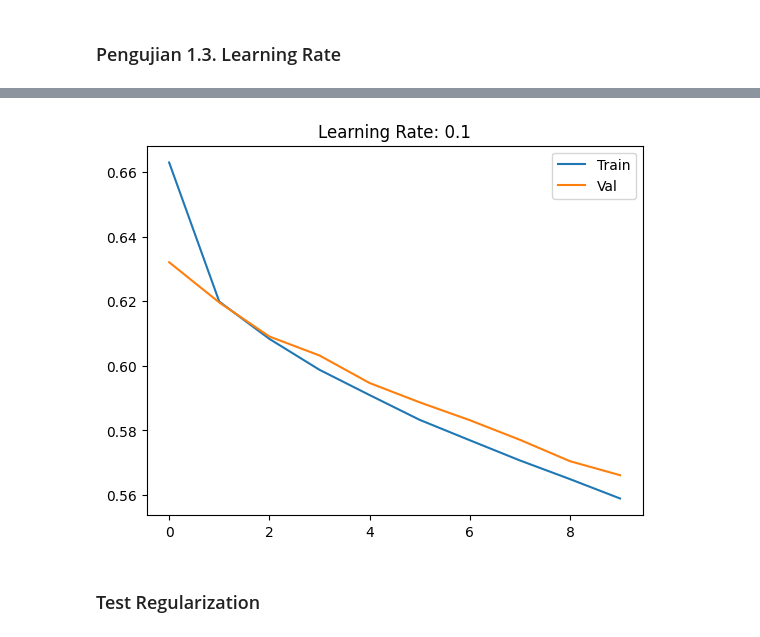
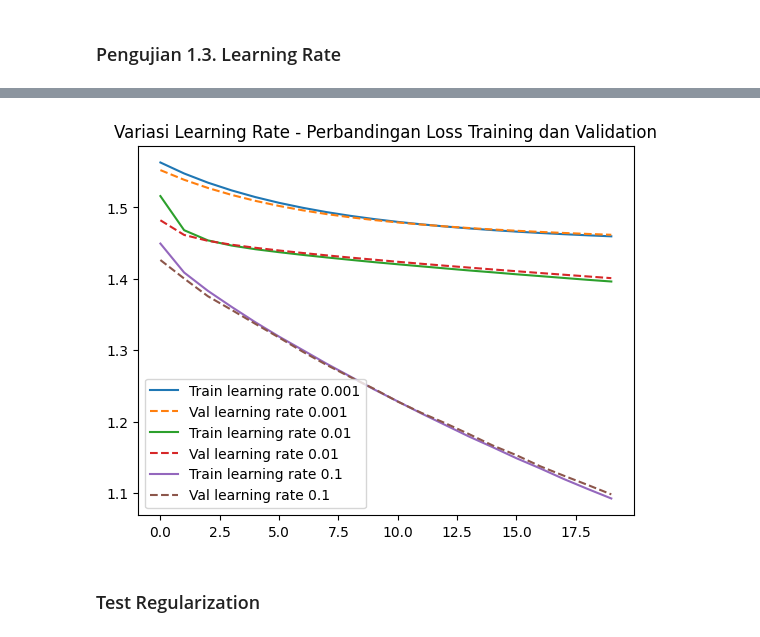
Before and after one commit to DiyahSusan/Tubes1-IF3270-ciamso, a Jupyter notebook: src/test.ipynb, the cells around one changed output, grey strips where cells are left out. Cells and saved outputs as stored; diff of their text form; code cells hidden in the pictures.

```diff
--- a/src/test.ipynb
+++ b/src/test.ipynb
@@ -617,7 +639,6 @@ Epoch 10/10 | Train Loss: 0.953087 | Val Loss: 0.973073
 ### Pengujian 1.3. Learning Rate
 # %%
 learning_rate = {
-    "learning rate 0.0001": 0.0001,
     "learning rate 0.001": 0.001,
     "learning rate 0.01": 0.01,
     "learning rate 0.1": 0.1
@@ -625,12 +646,12 @@ learning_rate = {
 
 input_dim = X_train_np.shape[1]
 
-for lr in learning_rate:
+for i, lr in enumerate(learning_rate):
     print(f"Testing learning rate: {lr}")
     model = NeuralNetwork()
-    model.add(DenseLayer(input_dim, 16, he_init, l1_lambda=0.001, l2_lambda=0.01, seed=42))
+    model.add(DenseLayer(input_dim, 64, he_init, l1_lambda=0.001, l2_lambda=0.01, seed=42))
     model.add(ActivationLayer(relu, relu_prime))
-    model.add(DenseLayer(16, 16, he_init, l1_lambda=0.001, l2_lambda=0.01, seed=42))
+    model.add(DenseLayer(64, 16, he_init, l1_lambda=0.001, l2_lambda=0.01, seed=42))
     model.add(ActivationLayer(relu, relu_prime))
     model.add(DenseLayer(16, 1, xavier_init, l1_lambda=0.001, l2_lambda=0.01, seed=42))
     model.add(ActivationLayer(sigmoid, sigmoid_prime))
@@ -640,17 +661,18 @@ for lr in learning_rate:
     history = model.train(
         X_train_np, y_train_np,
         X_val_np, y_val_np,
-        epochs=10,
+        epochs=20,
         batch_size=32,
         learning_rate=learning_rate[lr],
         verbose=1
     )
+    print()
+    plt.plot(history['train_loss'], linestyle='-', label=f'Train {lr}')
+    plt.plot(history['val_loss'], linestyle='--', label=f'Val {lr}')
 
-    plt.title(f"Learning Rate: {learning_rate[lr]}")
-    plt.plot(history['train_loss'], label='Train')
-    plt.plot(history['val_loss'], label='Val')
-    plt.legend()
-    plt.show()
+plt.title(f"Variasi Learning Rate - Perbandingan Loss Training dan Validation")
+plt.legend()
+plt.show()
 # %% [output]
 Training selesai.
 
@@ -667,4 +694,4 @@ Epoch 10/10 | Train Loss: 0.558942 | Val Loss: 0.566148
-[figure, old version]
+[figure, new version]
 # %% [markdown]
 ### Test Regularization
 # %%
```
Also changed, not shown: parts of 7 cells of this notebook, 1 other file.
